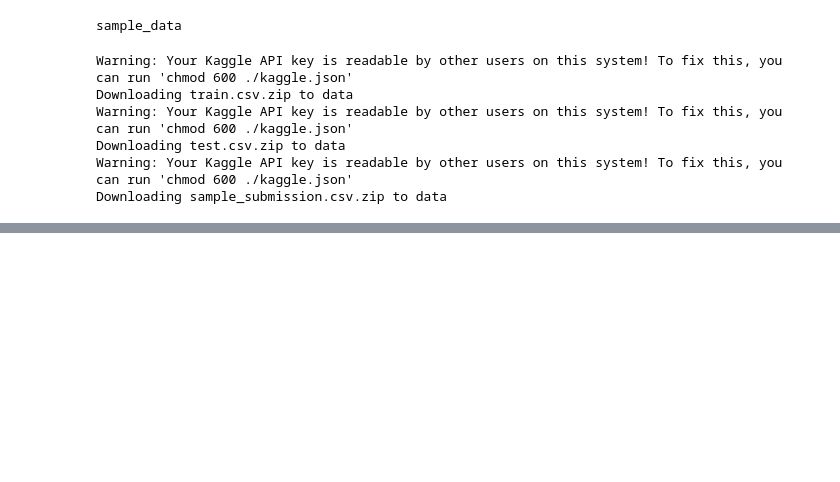
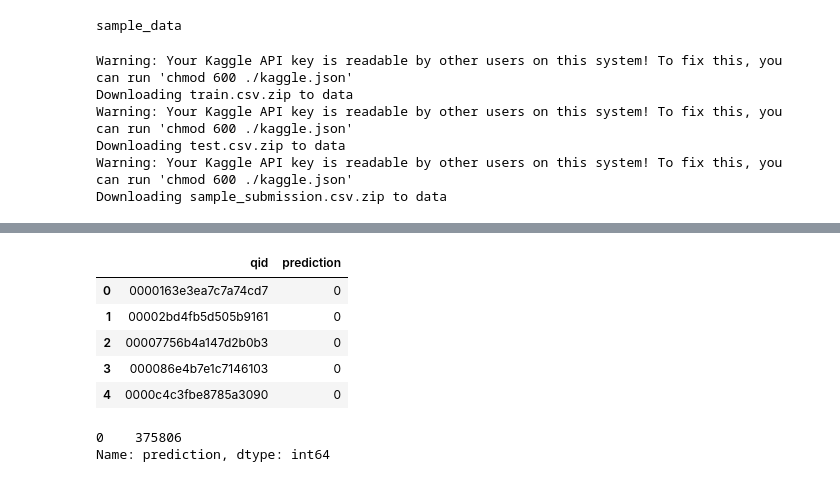
Before and after one commit to INCREDIBLE-AURNOB/NLP, a Jupyter notebook: Text_classification_bag_of_words_.ipynb, the cells around one changed output, grey strips where cells are left out. Saved outputs shown, nothing was run; the diff lists cells and outputs as text; code cells hidden in the pictures; blank space fills up the shorter version.

```diff
--- a/Text_classification_bag_of_words_.ipynb
+++ b/Text_classification_bag_of_words_.ipynb
@@ -31,0 +108,15 @@ Downloading sample_submission.csv.zip to data
+# %%
+sub_df=pd.read_csv(sample_fname)
+sub_df.head()
+# %% [output]
+|  | qid | prediction |
+| 0 | 0000163e3ea7c7a74cd7 | 0 |
+| 1 | 00002bd4fb5d505b9161 | 0 |
+| 2 | 00007756b4a147d2b0b3 | 0 |
+| 3 | 000086e4b7e1c7146103 | 0 |
+| 4 | 0000c4c3fbe8785a3090 | 0 |
+# %%
+sub_df.prediction.value_counts()
+# %% [output]
+0    375806
+Name: prediction, dtype: int64
```
Also changed, not shown: parts of 11 cells of this notebook.
